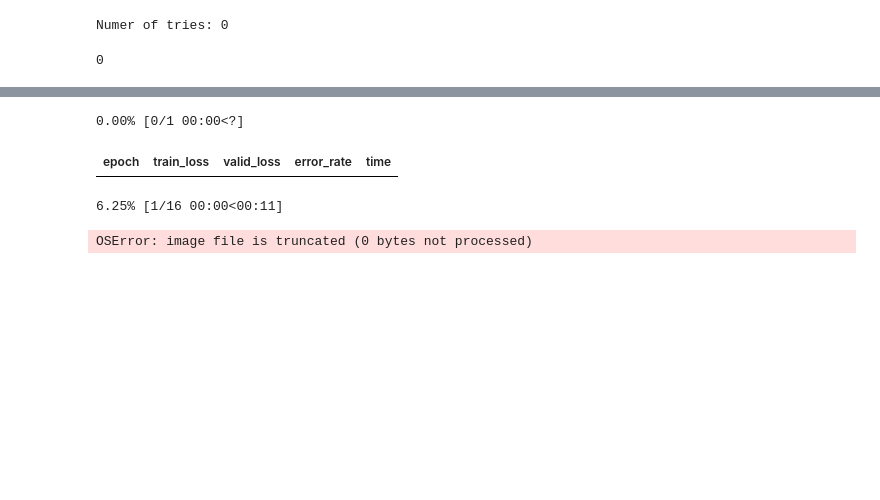
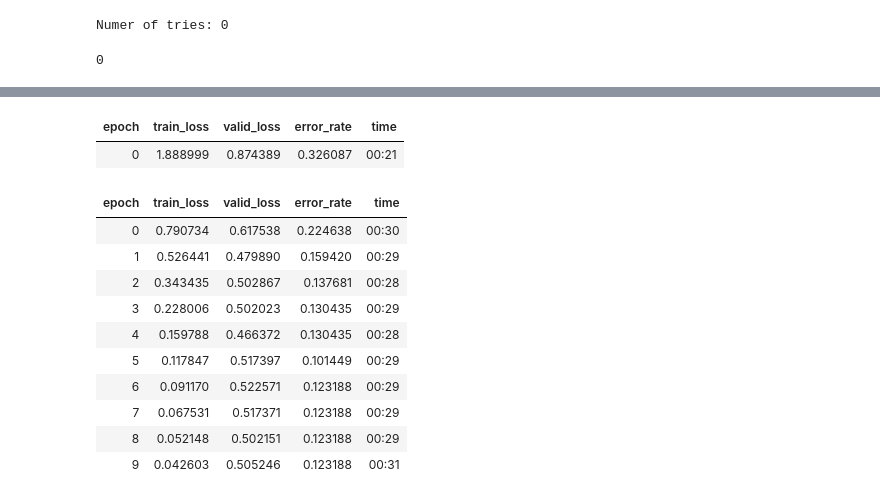
Before and after one commit to rb-10/ehda-image-classification, a Jupyter notebook: test.ipynb, the cells around one changed output, grey strips where cells are left out. Saved outputs shown, nothing was run; the diff lists cells and outputs as text; code cells hidden in the pictures; blank space fills up the shorter version.

```diff
--- a/test.ipynb
+++ b/test.ipynb
@@ -88,8 +91,17 @@ dls.show_batch(max_n=6)
 # %%
 learn = vision_learner(dls, resnet18, metrics=error_rate)
-learn.fine_tune(3)
+learn.fine_tune(10)
 # %% [output]
-0.00% [0/1 00:00<?]
 | epoch | train_loss | valid_loss | error_rate | time |
+| 0 | 1.888999 | 0.874389 | 0.326087 | 00:21 |
-6.25% [1/16 00:00<00:11]
-OSError: image file is truncated (0 bytes not processed)
+| epoch | train_loss | valid_loss | error_rate | time |
+| 0 | 0.790734 | 0.617538 | 0.224638 | 00:30 |
+| 1 | 0.526441 | 0.479890 | 0.159420 | 00:29 |
+| 2 | 0.343435 | 0.502867 | 0.137681 | 00:28 |
+| 3 | 0.228006 | 0.502023 | 0.130435 | 00:29 |
+| 4 | 0.159788 | 0.466372 | 0.130435 | 00:28 |
+| 5 | 0.117847 | 0.517397 | 0.101449 | 00:29 |
+| 6 | 0.091170 | 0.522571 | 0.123188 | 00:29 |
+| 7 | 0.067531 | 0.517371 | 0.123188 | 00:29 |
+| 8 | 0.052148 | 0.502151 | 0.123188 | 00:29 |
+| 9 | 0.042603 | 0.505246 | 0.123188 | 00:31 |
```
Also changed, not shown: parts of 5 cells of this notebook, 5 other files.
